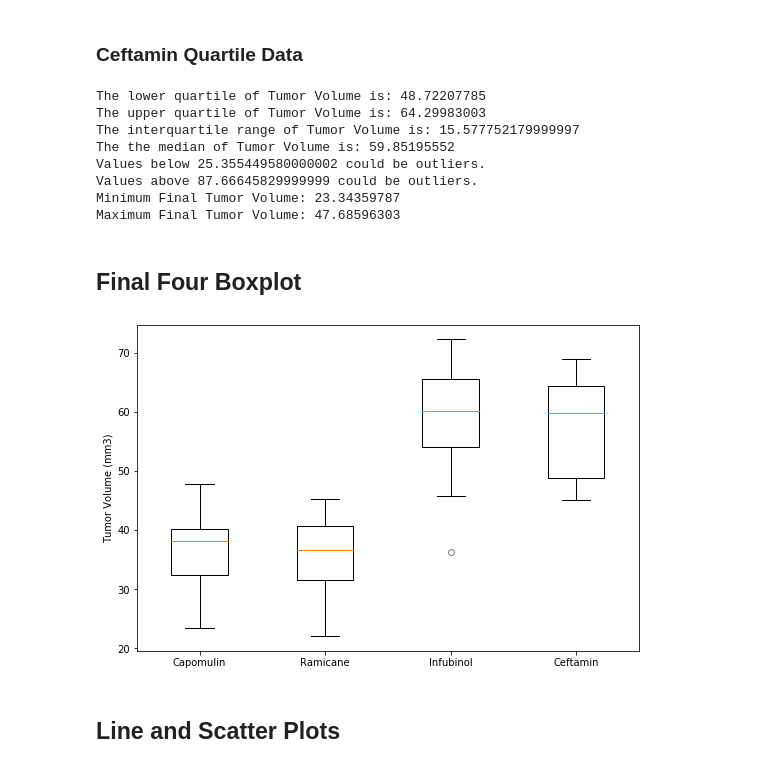
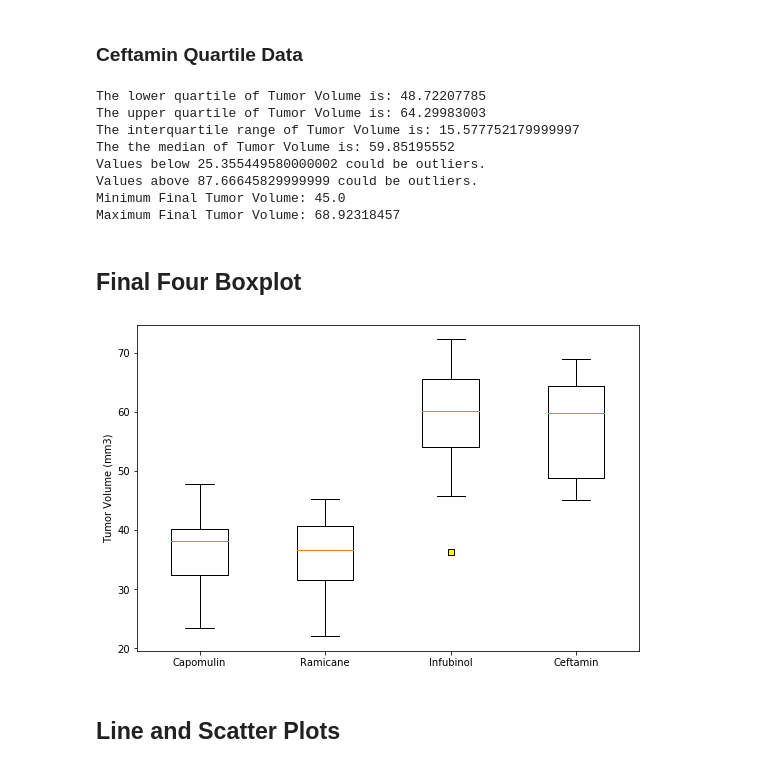
Before and after one commit to Michelin96/matplotlib-challenge, a Jupyter notebook: Pymaceuticals/pymaceuticals.ipynb, the cells around one changed output. Drawn from its saved outputs; the diff is of its cells as text; code cells hidden in the pictures.

Commit message:
boxplot finished and styled

```diff
--- a/Pymaceuticals/pymaceuticals.ipynb
+++ b/Pymaceuticals/pymaceuticals.ipynb
@@ -421,8 +422,8 @@ print(f"Values below {lower_bound} could be outliers.")
 print(f"Values above {upper_bound} could be outliers.")
 
 #Check to see if there are outilers
-print(f"Minimum Final Tumor Volume: {capomulin_TV.min()}")
-print(f"Maximum Final Tumor Volume: {capomulin_TV.max()}")
+print(f"Minimum Final Tumor Volume: {ceftamin_TV.min()}")
+print(f"Maximum Final Tumor Volume: {ceftamin_TV.max()}")
 
 ceftamin_box = [ tumor_volume for tumor_volume in ceftamin_TV ]
 # %% [output]
@@ -432,39 +433,35 @@ The interquartile range of Tumor Volume is: 15.577752179999997
 The the median of Tumor Volume is: 59.85195552
 Values below 25.355449580000002 could be outliers.
 Values above 87.66645829999999 could be outliers.
-Minimum Final Tumor Volume: 23.34359787
-Maximum Final Tumor Volume: 47.68596303
+Minimum Final Tumor Volume: 45.0
+Maximum Final Tumor Volume: 68.92318457
 # %% [markdown]
 ## Final Four Boxplot
 # %%
 #Thanks to http://blog.bharatbhole.com/creating-boxplots-with-matplotlib/ for helping get all the plots in one figure
 # Get the tumor volume data list for the four chosen drug regimens
 final_four = [capomulin_box, ramicane_box, infubinol_box, ceftamin_box]
 
-# Put treatments into a list using for 'for loop' (and later for plot labels)
+# Put treatments into a list to use for plot labels
 drug_regimen = final_four_regimen["Drug Regimen"].unique()
 treatment_list = [ treatment for treatment in drug_regimen ]
 
 #Create a figure instance
-fig = plt.figure(1, figsize=(9, 6))
+fig = plt.figure(1, figsize= (9, 6))
 
 # Create an axes instance
 ax = fig.add_subplot(111)
 
-# Create the boxplots
-group_plot = ax.boxplot(final_four)
+# Create the boxplots and style the outliers
+ax.boxplot(final_four, flierprops=dict(markerfacecolor='yellow', marker='s'))
 
 #Add the axes labels
 ax.set_xticklabels(treatment_list)
 ax.set_ylabel("Tumor Volume (mm3)")
 
-#Style the outliers
-for flier in group_plot['fliers']:
-    flier.set(marker='o', color='#e7298a', alpha=0.5)
-
 plt.show()
 # %% [output]
-[figure, old version]
+[figure, new version]
 # %% [markdown]
 ## Line and Scatter Plots
 # %%
```
Also changed, not shown: parts of 1 cell of this notebook.
